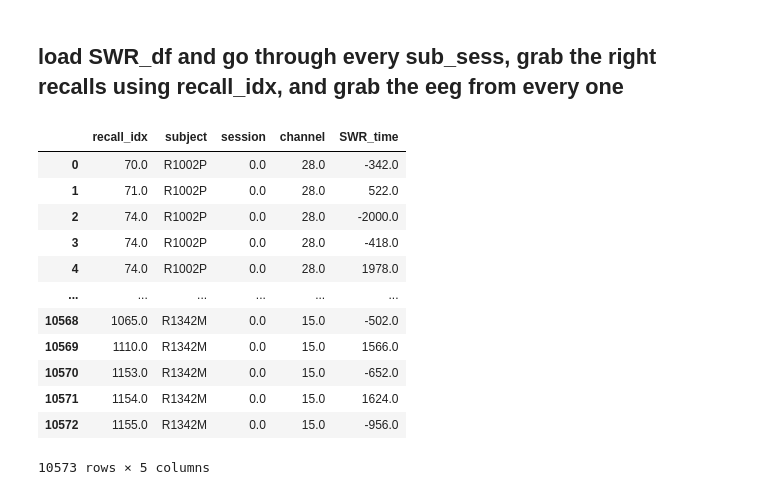
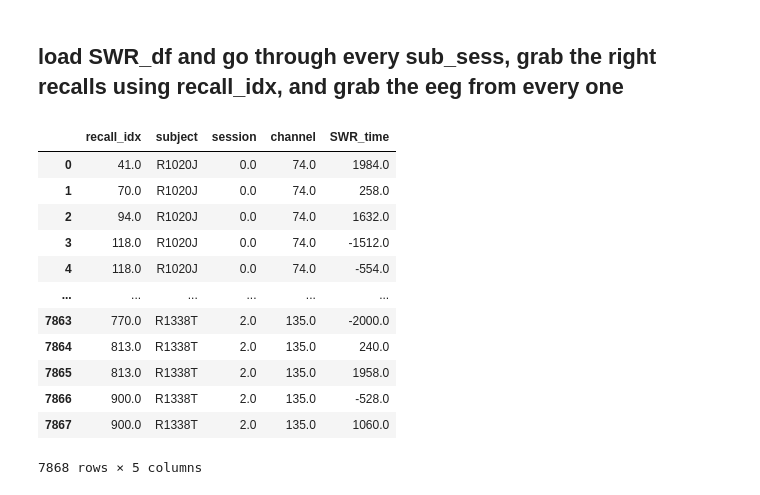
Before and after one commit to jjsakon/SWR, a Jupyter notebook: code/SWRanalysisSubfieldPower.ipynb, the cells around one changed output. Saved outputs shown, nothing was run; the diff lists cells and outputs as text; code cells hidden in the pictures.

```diff
--- a/code/SWRanalysisSubfieldPower.ipynb
+++ b/code/SWRanalysisSubfieldPower.ipynb
@@ -894,29 +896,29 @@ if save_values == 1:
 ## load SWR_df and go through every sub_sess, grab the right recalls using recall_idx, and grab the eeg from every one
 # %%
 # run "load bulk data" above first to get right setup variables then load from here:
-location_selected = 'ca1' # 'dg'
+location_selected = 'dg' # 'dg'
 
 path_name = '/home1/john/SWR/compiled/ripple_time_dfs/'
 fn = os.path.join(path_name,
     'SWR_df_'+exp+'_'+region_name+'_'+location_selected+'_'+str(recall_type_switch)+'_'+soz_label+'.p')
 with open(fn,'rb') as f:
     dat = pickle.load(f)
     SWR_df = dat['SWR_df']
 SWR_df
 # %% [output]
 |  | recall_idx | subject | session | channel | SWR_time |
-| 0 | 70.0 | R1002P | 0.0 | 28.0 | -342.0 |
-| 1 | 71.0 | R1002P | 0.0 | 28.0 | 522.0 |
-| 2 | 74.0 | R1002P | 0.0 | 28.0 | -2000.0 |
-| 3 | 74.0 | R1002P | 0.0 | 28.0 | -418.0 |
-| 4 | 74.0 | R1002P | 0.0 | 28.0 | 1978.0 |
+| 0 | 41.0 | R1020J | 0.0 | 74.0 | 1984.0 |
+| 1 | 70.0 | R1020J | 0.0 | 74.0 | 258.0 |
+| 2 | 94.0 | R1020J | 0.0 | 74.0 | 1632.0 |
+| 3 | 118.0 | R1020J | 0.0 | 74.0 | -1512.0 |
+| 4 | 118.0 | R1020J | 0.0 | 74.0 | -554.0 |
 | ... | ... | ... | ... | ... | ... |
-| 10568 | 1065.0 | R1342M | 0.0 | 15.0 | -502.0 |
-| 10569 | 1110.0 | R1342M | 0.0 | 15.0 | 1566.0 |
-| 10570 | 1153.0 | R1342M | 0.0 | 15.0 | -652.0 |
-| 10571 | 1154.0 | R1342M | 0.0 | 15.0 | 1624.0 |
-| 10572 | 1155.0 | R1342M | 0.0 | 15.0 | -956.0 |
+| 7863 | 770.0 | R1338T | 2.0 | 135.0 | -2000.0 |
+| 7864 | 813.0 | R1338T | 2.0 | 135.0 | 240.0 |
+| 7865 | 813.0 | R1338T | 2.0 | 135.0 | 1958.0 |
+| 7866 | 900.0 | R1338T | 2.0 | 135.0 | -528.0 |
+| 7867 | 900.0 | R1338T | 2.0 | 135.0 | 1060.0 |
-10573 rows × 5 columns
+7868 rows × 5 columns
 # %%
 from ptsa.data.filters import MorletWaveletFilter
 
```
Also changed, not shown: parts of 9 cells of this notebook, 1 other file.
